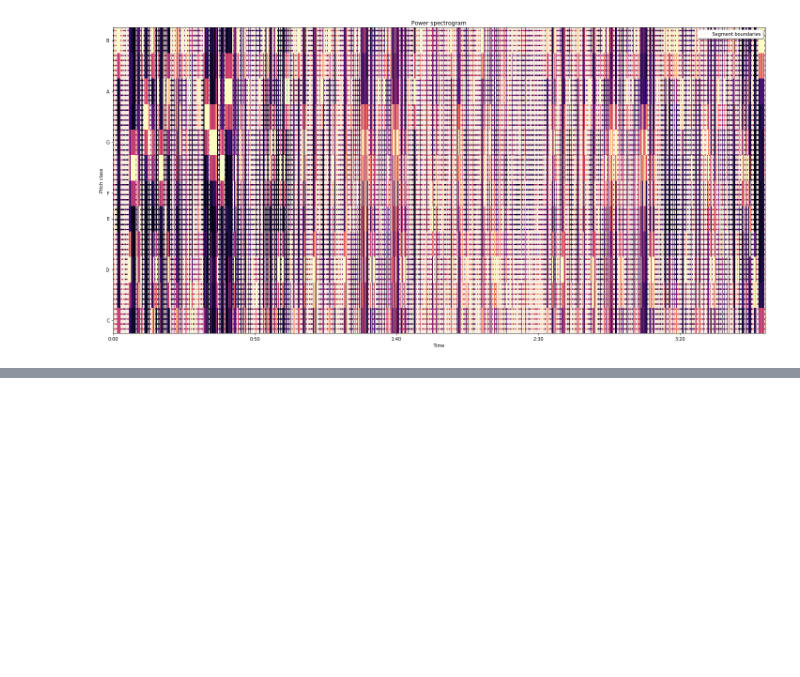
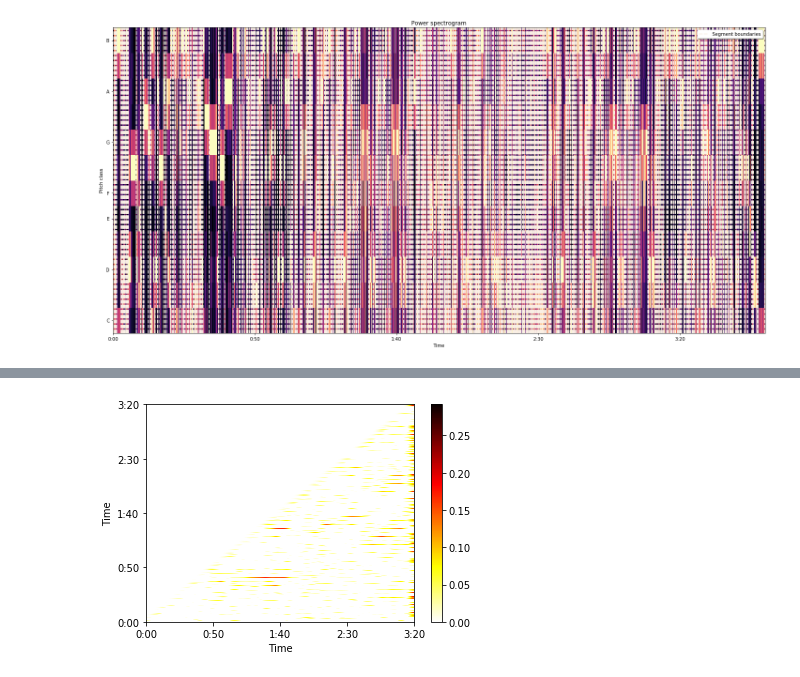
Before and after one commit to wvsharber/BeatMapSynthesizer, a Jupyter notebook: Music_analysis.ipynb, the cells around one changed output, grey strips where cells are left out. Cells and saved outputs as stored; diff of their text form; code cells hidden in the pictures; blank space fills up the shorter version.

```diff
--- a/Music_analysis.ipynb
+++ b/Music_analysis.ipynb
@@ -249,0 +306,2 @@ L_score, L_path = librosa.sequence.rqa(rec, np.inf, np.inf,
+# %%
+time_lag_similarity = sm.TimeLagSimilarityMatrix(chroma, sr)
@@ -249,0 +313,4 @@ L_score, L_path = librosa.sequence.rqa(rec, np.inf, np.inf,
+# %%
+time_lag_similarity.display()
+# %% [output]
+[figure, added]
```
Also changed, not shown: parts of 13 cells of this notebook, 8 other files.
